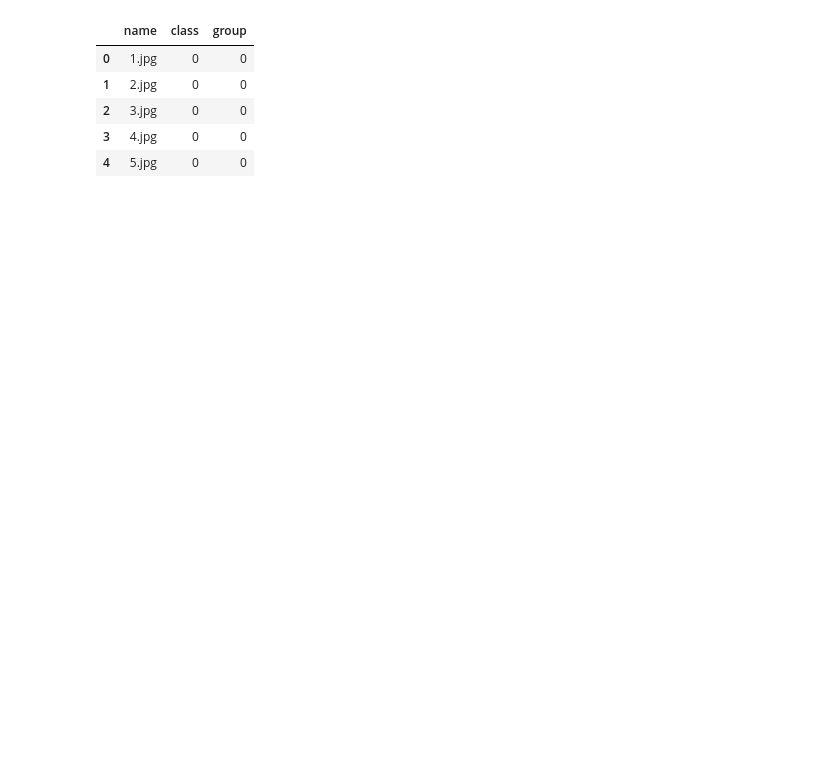
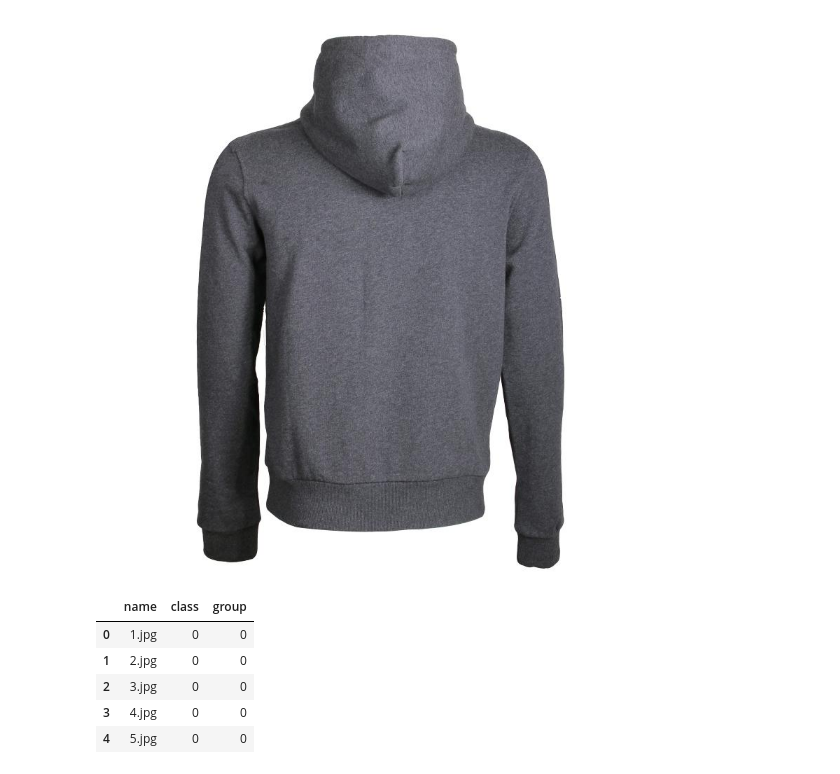
Before and after one commit to hung20gg/lvm-img-class, a Jupyter notebook: EDA.ipynb, the cells around one changed output. Cells and saved outputs as stored; diff of their text form; code cells hidden in the pictures; blank space fills up the shorter version.

```diff
--- a/EDA.ipynb
+++ b/EDA.ipynb
@@ -5,7 +5,9 @@ from PIL import Image, ImageDraw
 DIRECTROY = 'data'
 MODEL_PATH = 'models'
 # %%
-Image.open(f'{DIRECTROY}/train/0000e88ab.jpg').convert('RGB').show()
+Image.open(f'./{DIRECTROY}/train/1.jpg').convert('RGB')
+# %% [output]
+[figure, added]
 # %%
 df_train = pd.read_csv(f'{DIRECTROY}/train.csv')
 df_train.head()
```
Also changed, not shown: parts of 2 cells of this notebook, 3 other files.
